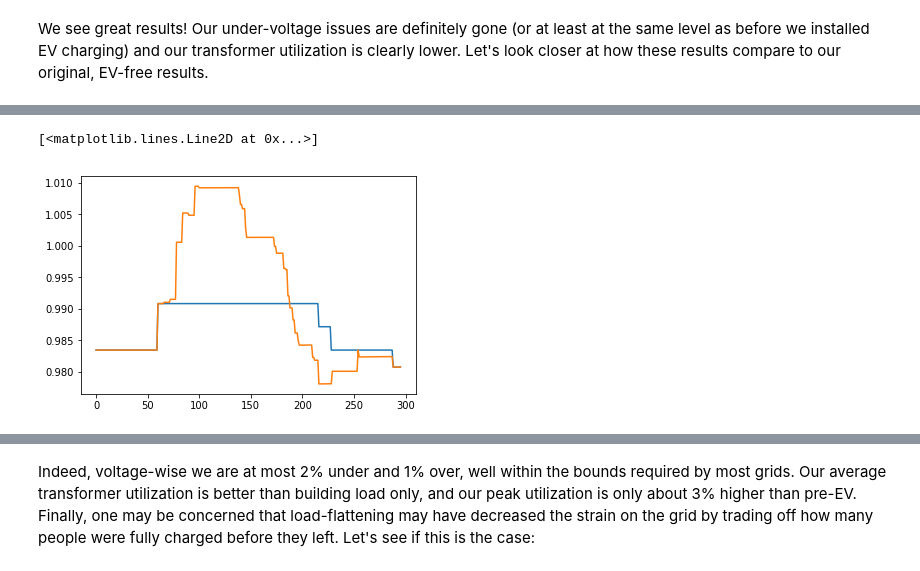
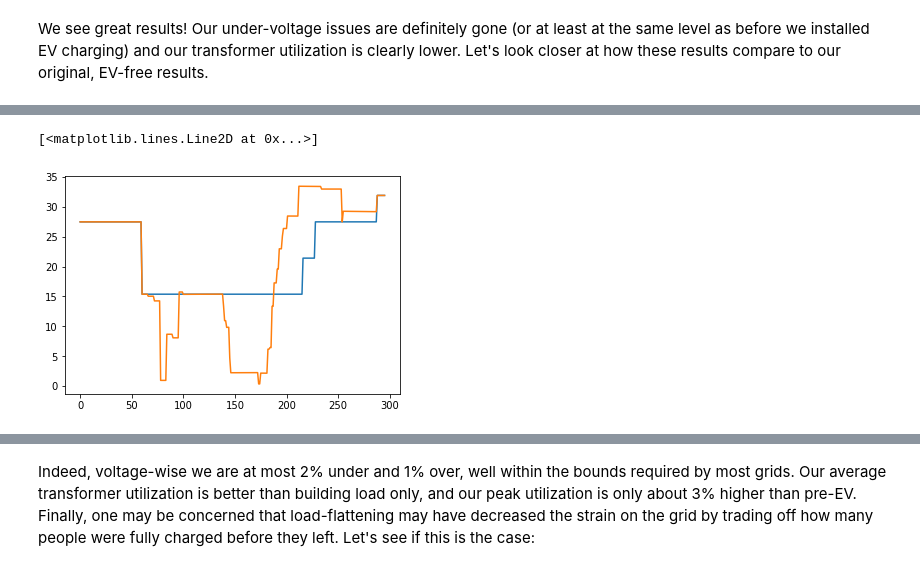
Before and after one commit to zach401/acnportal, a Jupyter notebook: tutorials/grid_cosimulation_pandapower.ipynb, the cells around one changed output, grey strips where cells are left out. Cells and saved outputs as stored; diff of their text form; code cells hidden in the pictures.

Commit message:
Change pandapower tutorial to use a balanced network.

```diff
--- a/tutorials/grid_cosimulation_pandapower.ipynb
+++ b/tutorials/grid_cosimulation_pandapower.ipynb
@@ -195,7 +223,7 @@ sim_year = 2019
 sim_start = datetime(sim_year, 5, 7)
 sim_end = datetime(sim_year, 5, 8)
 sim_period = 5
-sim_site = 'jpl'
+sim_site = 'balanced'
 config = {"start_date": sim_start, "end_date": sim_end, "period": sim_period, "site": sim_site}
 
 # Simulate using uncontrolled charging.
@@ -231,9 +259,14 @@ pv_arr = pv_load_data_full["PV Array (MW)"][pv_load_start:]
 load_arr = pv_load_data_full["Medium Office (MW)"][pv_load_start:]
 pv_load_arr = pv_load_data_full["Net from Grid (MW)"][pv_load_start:]
 
-sim_lf_pv = run_sim(adacharge.AdaChargeLoadFlattening, alg_kwargs={'external_signal': pv_arr}, **config)
-sim_lf_load = run_sim(adacharge.AdaChargeLoadFlattening, alg_kwargs={'external_signal': load_arr}, **config)
-sim_lf_pv_load = run_sim(adacharge.AdaChargeLoadFlattening, alg_kwargs={'external_signal': pv_load_arr}, **config)
+ada_config = {'energy_equality': False, 'units': 'MW'}
+
+sim_lf_pv = run_sim(adacharge.AdaChargeLoadFlatteningDiscounted,
+    alg_kwargs={**{'external_signal': pv_arr}, **ada_config}, **config)
+sim_lf_load = run_sim(adacharge.AdaChargeLoadFlatteningDiscounted,
+    alg_kwargs={**{'external_signal': load_arr}, **ada_config}, **config)
+sim_lf_pv_load = run_sim(adacharge.AdaChargeLoadFlatteningDiscounted,
+    alg_kwargs={**{'external_signal': pv_load_arr}, **ada_config}, **config)
 # %% [markdown]
 Finally, let's compile the aggregate currents from the simulations into a dataframe for ease of access, along with the building load and PV generation.
 # %%
@@ -317,7 +352,7 @@ def time_var_power_flow(load_results, n_timesteps, load_func):
 # %% [markdown]
 Now let's run an initial power flow, that assumes only building loads are present (i.e. before we've installed any EVs)
 # %%
-pf_loads = time_var_power_flow(all_results, len_sim,
+pf_loads = time_var_power_flow(all_results, sim_len,
                               lambda res, t: res["Medium Office Load"][t])
 # %% [markdown]
 Let's see what the voltage on the last bus, farthest from the external grid (which would have the highest voltage difference from nominal out of all the buses).
@@ -449,5 +430,5 @@ plt.plot([pf_loads_pv_edf[i].res_trafo["loading_percent"][0] for i in range(len_
 # %% [markdown]
 Interestingly, solar does not seem to help the grid as much as we might expect. The peak voltage drop is still near 10%, and the transformer is still over-utilized by 50%. Even worse, we now have over-voltage issues, which in some locales is a larger concern than under-voltage: around midday, when many of the cars are done charging but solar is at its peak, we see a voltage that is 5% over nominal. As one may expect, these problems occur because there is a mismatch between the times at which peak EDF charging and peak solar occur. Fortunately, we have a way to encourage EV charging during times of peak solar: load flattening. If a linear optimization encourages total load to be 0, the resultant schedule will charge EVs at high rate when solar is at high generation, and keep charging low when solar isn't as available, and when building load is higher. Let's see how well theory translates to practice in this case:
 # %%
-pf_loads_pv_lf = time_var_power_flow(all_results, len_sim,
+pf_loads_pv_lf = time_var_power_flow(all_results, sim_len,
                               lambda res, t: res["Medium Office Load"][t] + res["Load Flattening: Combined"][t] + res["PV Generation"][t])
@@ -492,6 +480,6 @@ We see great results! Our under-voltage issues are definitely gone (or at least
 # %%
-plt.plot([pf_loads[i].res_bus["vm_pu"][9] for i in range(len_sim)])
-plt.plot([pf_loads_pv_lf[i].res_bus["vm_pu"][9] for i in range(len_sim)])
+plt.plot([pf_loads[i].res_trafo["loading_percent"][0] for i in range(sim_len)])
+plt.plot([pf_loads_pv_lf[i].res_trafo["loading_percent"][0] for i in range(sim_len)])
 # %% [output]
 [<matplotlib.lines.Line2D at 0x...>]
-[figure, old version]
+[figure, new version]
```
Also changed, not shown: parts of 20 cells of this notebook.
